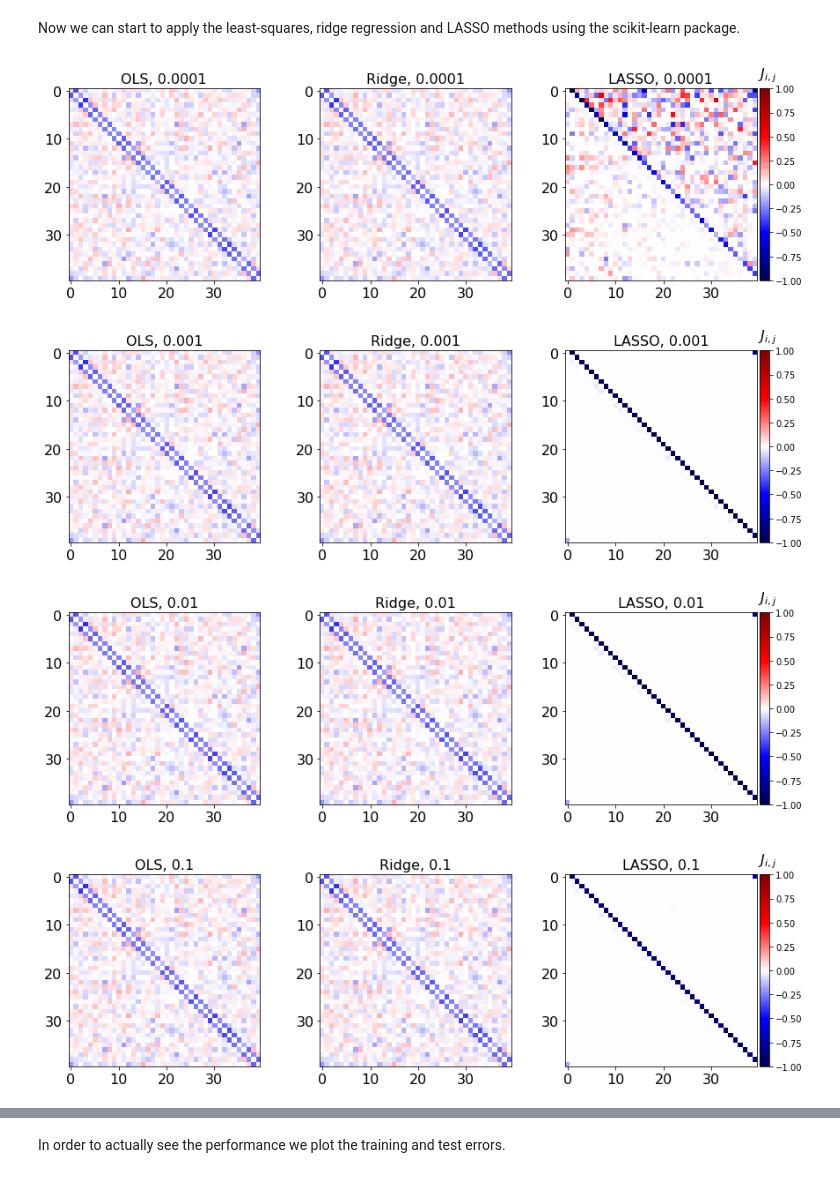
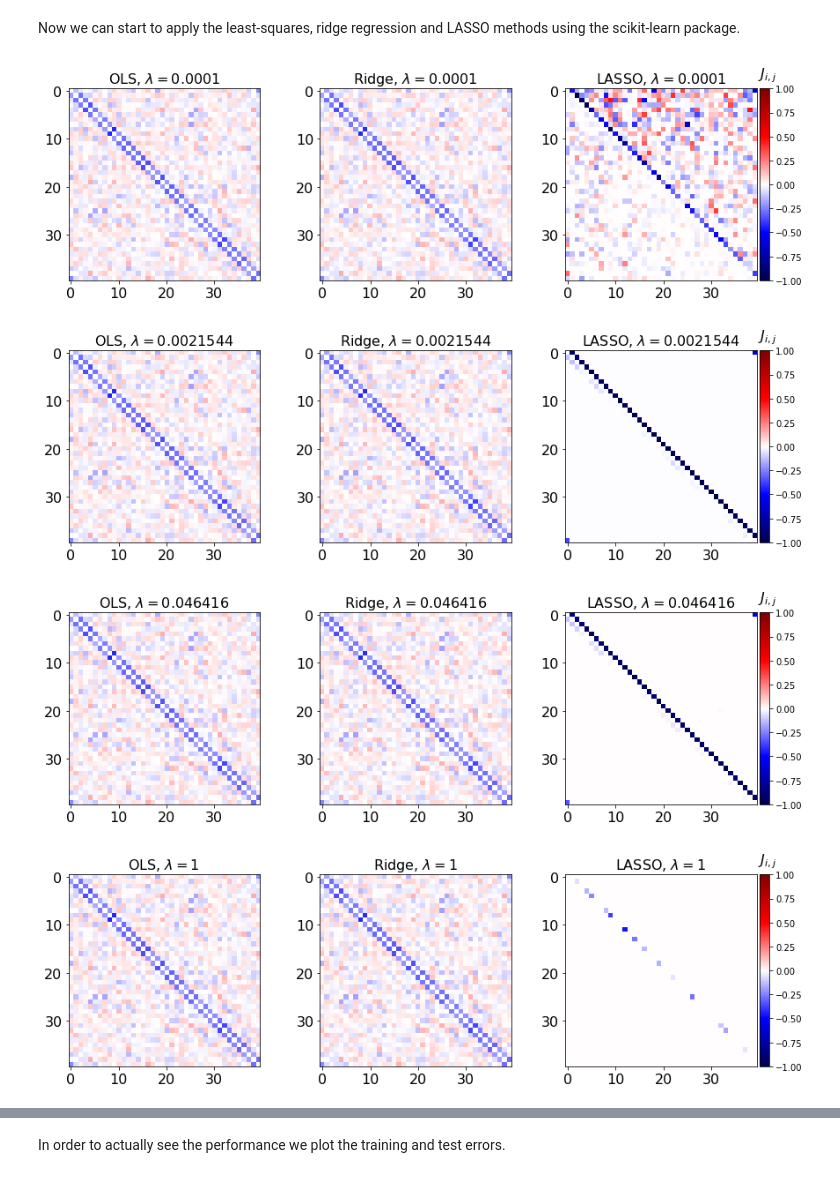
Before and after one commit to Oo1Insane1oO/Data-Analysis-and-Machine-Learning, a Jupyter notebook: ising/Project_on_Machine_Learning.ipynb, the cells around one changed output, grey strips where cells are left out. Saved outputs shown, nothing was run; the diff lists cells and outputs as text; code cells hidden in the pictures.

```diff
--- a/ising/Project_on_Machine_Learning.ipynb
+++ b/ising/Project_on_Machine_Learning.ipynb
@@ -264,7 +264,7 @@ def make_plot(coefs, L, lamdas, titles=['OLS', 'Ridge', 'LASSO']):
         for i,coeff in enumerate(coefs):
             J = np.array(coeff[l]).reshape((L,L))
             im = ax[i].imshow(J, **cmap_args)
-            ax[i].set_title(titles[i] + ", " + str(lamda), fontsize=16)
+            ax[i].set_title(titles[i] + ", $\\lambda=%.5g$" % lamda, fontsize=16)
             ax[i].tick_params(labelsize=16)
         # end forl
 
@@ -289,35 +289,35 @@ def apply_method(model, x_train, y_train, x_test, y_test, lamda=None):
 
     # run fitting and store weights
     model.fit(x_train, y_train)
 
     return model.coef_, model.score(x_train, y_train), model.score(x_test, y_test)
 # end function apply_method
 
 def grab_axis(nested_list, j=0):
     """ slice list and return axis j """
     return [[i[j] for i in r] for r in nested_list]
 # end function grab_axis_i
 
 # list for results
 results = []
 
 # regularization parameters
-lamdas = np.logspace(-4,5,10)
+lamdas = np.logspace(-4,8,10)
 
 least_squares_results = apply_method(linear_model.LinearRegression(), X_train, Y_train, X_test, Y_test)
 results.append([least_squares_results for r in range(len(lamdas))])
 
 for rl in [linear_model.Ridge(), linear_model.Lasso()]:
     tmp_res = []
     for lamda in lamdas:
         tmp_res.append(apply_method(rl, X_train, Y_train, X_test, Y_test, lamda))
     # end for lamda
     results.append(tmp_res)
 # end for rl
 
 make_plot(grab_axis(results,0), L, lamdas)
 # %% [output]
-[figure, old version]
+[figure, new version]
-[figure, old version]
+[figure, new version]
-[figure, old version]
+[figure, new version]
-[figure, old version]
+[figure, new version]
```
Also changed, not shown: parts of 17 cells of this notebook, 1 other file.
